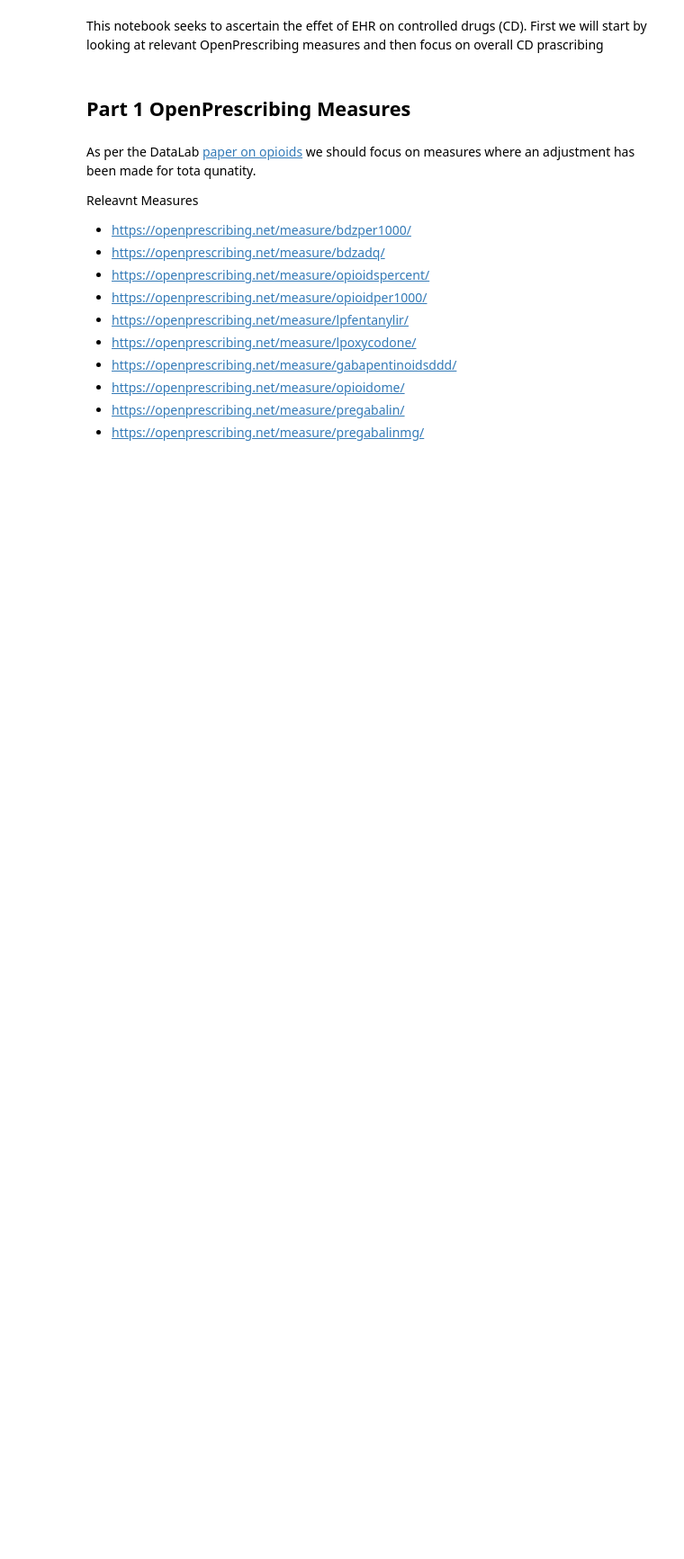
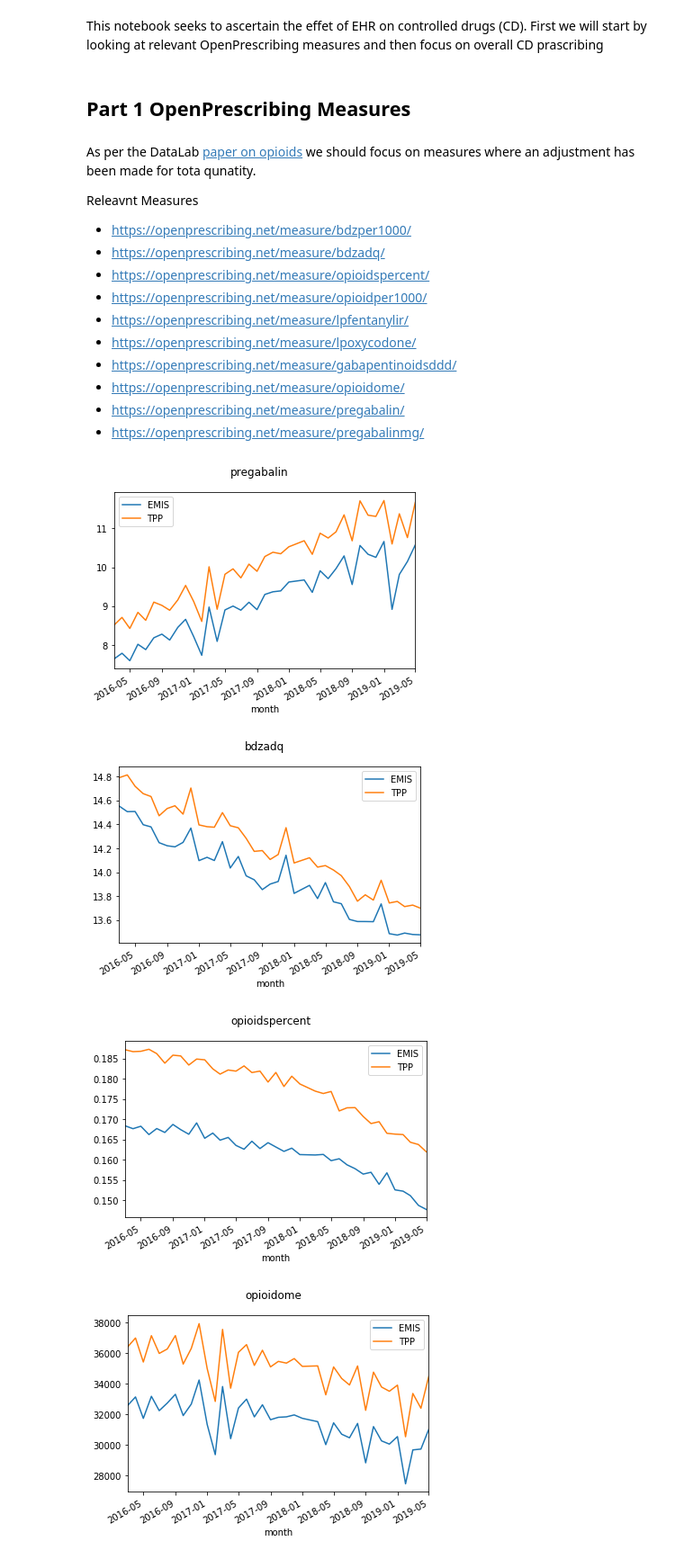
Before and after one commit to ebmdatalab/jupyter-notebooks, a Jupyter notebook: measures_by_software/Draft ideas/Controlled Drugs.ipynb, the cells around one changed output. Shown at 90% size. Saved outputs shown, nothing was run; the diff lists cells and outputs as text; code cells hidden in the pictures; blank space fills up the shorter version.

Commit message:
new cd notebook
asess measures

```diff
--- a/measures_by_software/Draft ideas/Controlled Drugs.ipynb
+++ b/measures_by_software/Draft ideas/Controlled Drugs.ipynb
@@ -71,0 +79,23 @@ df_measures.head(5)
+# %%
+# Clean up the input data
+import datetime
+#df = df.loc[df['month'] > '2016-02-01']  # there is some dirty data ("Unknowns") before this
+df = df[(df['supplier'] == 'EMIS') | (df['supplier'] == 'TPP')]
+df.month = pd.to_datetime(df['month'])
+df = df[df['month'] > '2016-02-01']
+# %%
+import numpy as np
+import matplotlib.pyplot as plt
+for measure in cdmeasures:
+    fig, ax = plt.subplots()
+    df2 = df[df['measure_id'] == measure]
+    for key, grp in df2.groupby(['supplier']):
+        ax = grp.plot(ax=ax, kind='line', x='month', y='calc_value', label=key)
+    fig.suptitle(measure)
+    plt.legend(loc='best')
+    plt.show()
+# %% [output]
+[figure, added]
+[figure, added]
+[figure, added]
+[figure, added]
```
Also changed, not shown: parts of 10 cells of this notebook, 11 other files.
